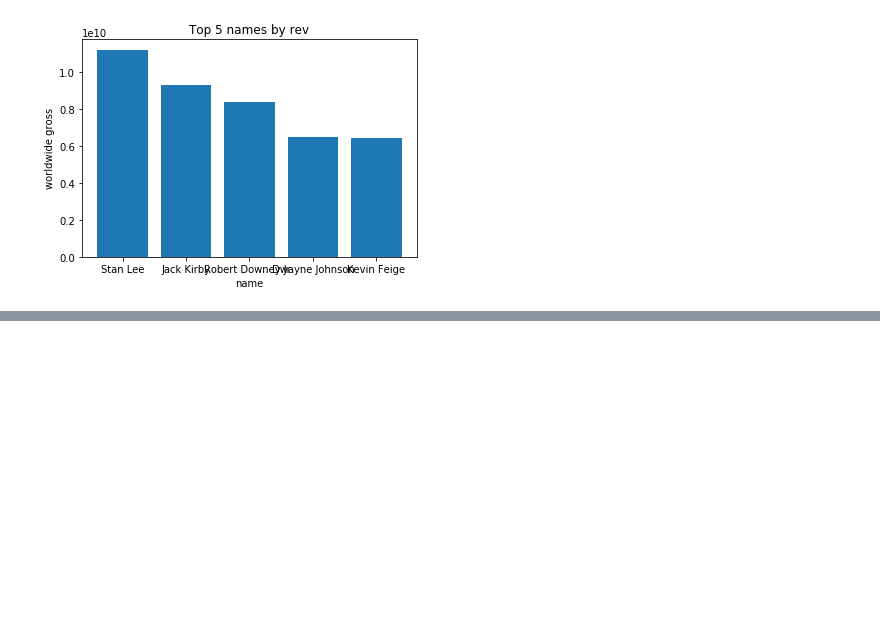
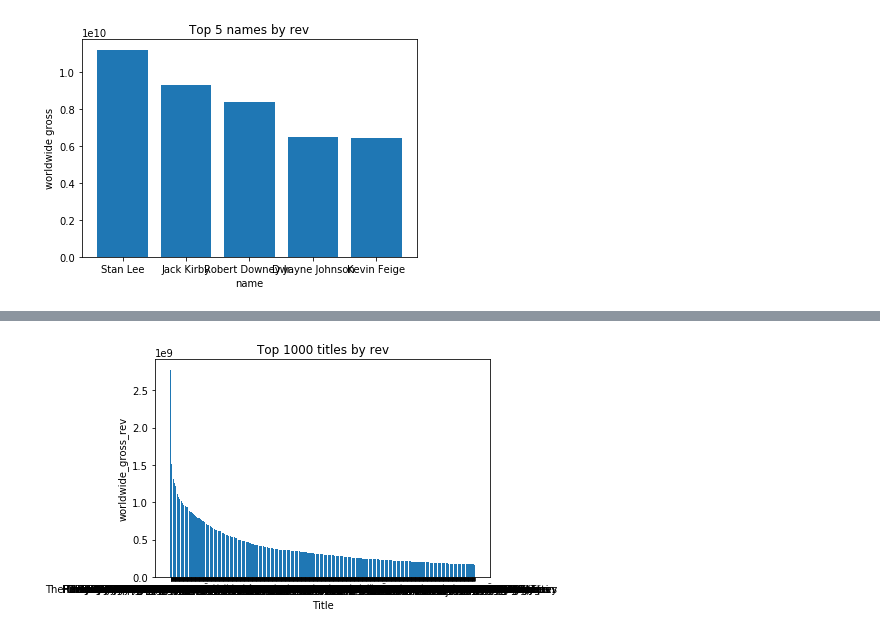
Before and after one commit to polyglottraveler/projectkr, a Jupyter notebook: sql_v0-kca.ipynb, the cells around one changed output, grey strips where cells are left out. Drawn from its saved outputs; the diff is of its cells as text; code cells hidden in the pictures; blank space fills up the shorter version.

```diff
--- a/sql_v0-kca.ipynb
+++ b/sql_v0-kca.ipynb
@@ -423,0 +442,10 @@ plt.show()
+# %%
+df_joint_rev_1000_largest=df_joint_rev.nlargest(1000,'worldwide_gross')
+# %%
+plt.bar(df_joint_rev_1000_largest['movie_title'],df_joint_rev_1000_largest['worldwide_gross'])
+plt.title('Top 1000 titles by rev')
+plt.xlabel('Title')
+plt.ylabel('worldwide_gross_rev')
+plt.show()
+# %% [output]
+[figure, added]
```
Also changed, not shown: parts of 14 cells of this notebook.
